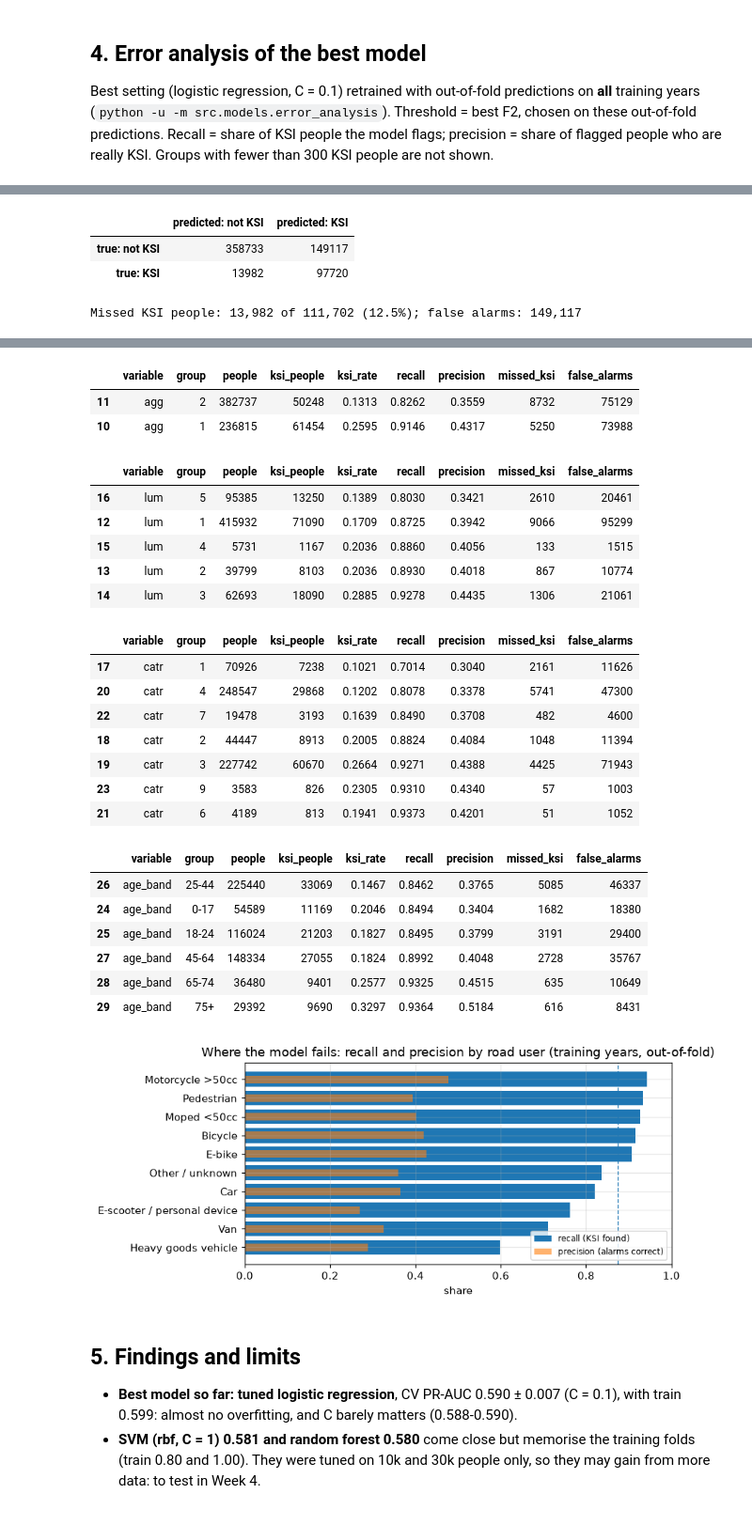
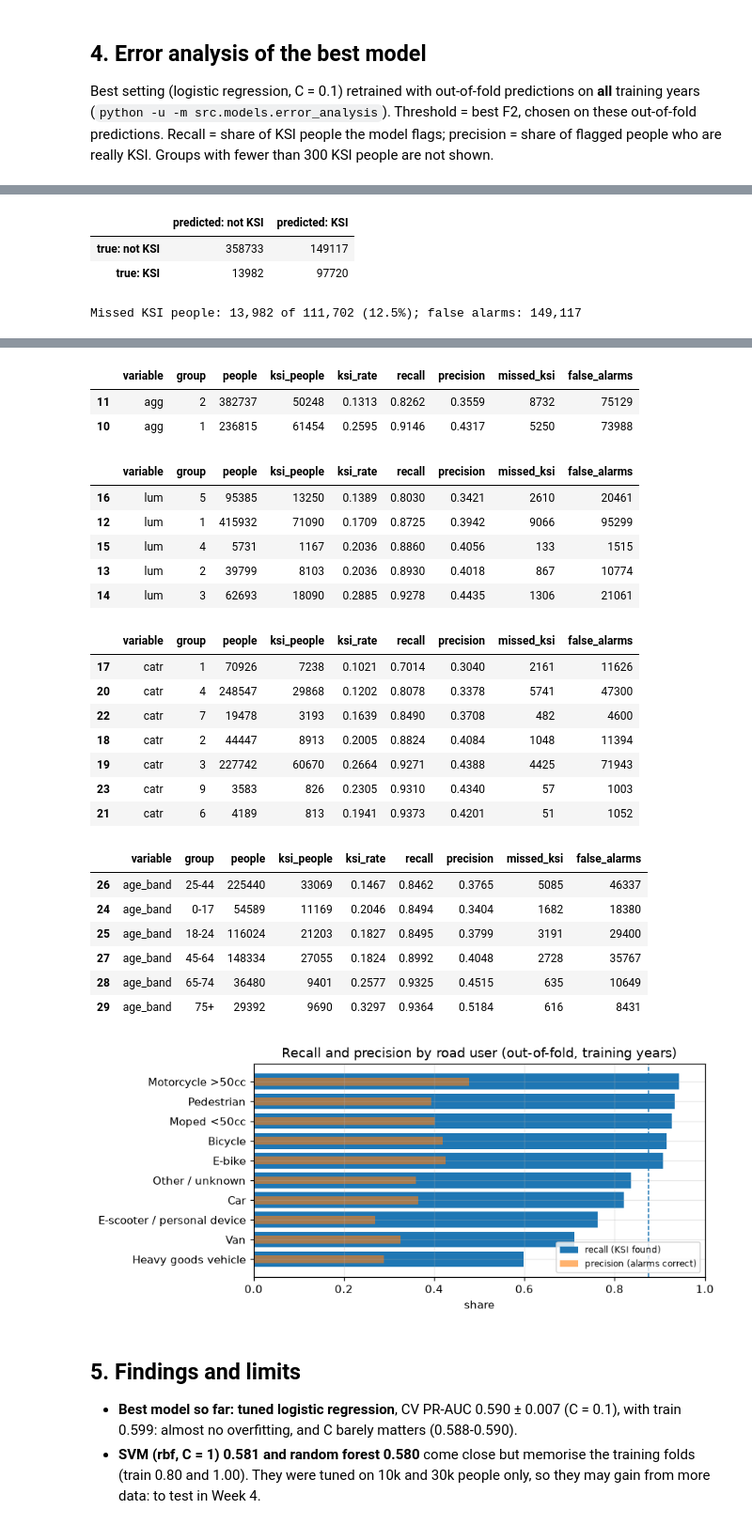
Before and after one commit to Sharankohli/road-accident-severity, a Jupyter notebook: notebooks/03_baselines_automl.ipynb, the cells around one changed output, grey strips where cells are left out. Shown at 94% size. Drawn from its saved outputs; the diff is of its cells as text; code cells hidden in the pictures.

Commit message:
M3: shorten clipped title of error-analysis figure

```diff
--- a/notebooks/03_baselines_automl.ipynb
+++ b/notebooks/03_baselines_automl.ipynb
@@ -120,7 +120,7 @@ fig, ax = plt.subplots(figsize=(8, 3.6))
 ax.barh(ru.group, ru.recall, color="tab:blue", label="recall (KSI found)")
 ax.barh(ru.group, ru.precision, color="tab:orange", alpha=0.6, height=0.4, label="precision (alarms correct)")
 ax.axvline(ov.loc[0, "recall"], color="tab:blue", ls="--", lw=1)
-ax.set(title="Where the model fails: recall and precision by road user (training years, out-of-fold)", xlabel="share", xlim=(0, 1))
+ax.set(title="Recall and precision by road user (out-of-fold, training years)", xlabel="share", xlim=(0, 1))
 ax.legend(loc="lower right", fontsize=8)
 fig.tight_layout(); fig.savefig(FIGURES_DIR / "m3_error_by_road_user.png"); plt.show()
 # %% [output]
@@ -138,34 +138,34 @@ Missed KSI people: 13,982 of 111,702 (12.5%); false alarms: 149,117
 | 7 | road_user | Other / unknown | 10130 | 1901 | 0.1877 | 0.8369 | 0.3593 | 310 | 2837 |
 | 2 | road_user | E-bike | 2607 | 738 | 0.2831 | 0.9079 | 0.4265 | 68 | 901 |
 | 0 | road_user | Bicycle | 26158 | 7285 | 0.2785 | 0.9159 | 0.4186 | 613 | 9266 |
 | 5 | road_user | Moped <50cc | 35043 | 10305 | 0.2941 | 0.9274 | 0.4008 | 748 | 14285 |
 | 8 | road_user | Pedestrian | 48109 | 15810 | 0.3286 | 0.9335 | 0.3941 | 1052 | 22687 |
 | 6 | road_user | Motorcycle >50cc | 69870 | 25465 | 0.3645 | 0.9432 | 0.4778 | 1446 | 26246 |
 |  | variable | group | people | ksi_people | ksi_rate | recall | precision | missed_ksi | false_alarms |
 | 11 | agg | 2 | 382737 | 50248 | 0.1313 | 0.8262 | 0.3559 | 8732 | 75129 |
 | 10 | agg | 1 | 236815 | 61454 | 0.2595 | 0.9146 | 0.4317 | 5250 | 73988 |
 |  | variable | group | people | ksi_people | ksi_rate | recall | precision | missed_ksi | false_alarms |
 | 16 | lum | 5 | 95385 | 13250 | 0.1389 | 0.8030 | 0.3421 | 2610 | 20461 |
 | 12 | lum | 1 | 415932 | 71090 | 0.1709 | 0.8725 | 0.3942 | 9066 | 95299 |
 | 15 | lum | 4 | 5731 | 1167 | 0.2036 | 0.8860 | 0.4056 | 133 | 1515 |
 | 13 | lum | 2 | 39799 | 8103 | 0.2036 | 0.8930 | 0.4018 | 867 | 10774 |
 | 14 | lum | 3 | 62693 | 18090 | 0.2885 | 0.9278 | 0.4435 | 1306 | 21061 |
 |  | variable | group | people | ksi_people | ksi_rate | recall | precision | missed_ksi | false_alarms |
 | 17 | catr | 1 | 70926 | 7238 | 0.1021 | 0.7014 | 0.3040 | 2161 | 11626 |
 | 20 | catr | 4 | 248547 | 29868 | 0.1202 | 0.8078 | 0.3378 | 5741 | 47300 |
 | 22 | catr | 7 | 19478 | 3193 | 0.1639 | 0.8490 | 0.3708 | 482 | 4600 |
 | 18 | catr | 2 | 44447 | 8913 | 0.2005 | 0.8824 | 0.4084 | 1048 | 11394 |
 | 19 | catr | 3 | 227742 | 60670 | 0.2664 | 0.9271 | 0.4388 | 4425 | 71943 |
 | 23 | catr | 9 | 3583 | 826 | 0.2305 | 0.9310 | 0.4340 | 57 | 1003 |
 | 21 | catr | 6 | 4189 | 813 | 0.1941 | 0.9373 | 0.4201 | 51 | 1052 |
 |  | variable | group | people | ksi_people | ksi_rate | recall | precision | missed_ksi | false_alarms |
 | 26 | age_band | 25-44 | 225440 | 33069 | 0.1467 | 0.8462 | 0.3765 | 5085 | 46337 |
 | 24 | age_band | 0-17 | 54589 | 11169 | 0.2046 | 0.8494 | 0.3404 | 1682 | 18380 |
 | 25 | age_band | 18-24 | 116024 | 21203 | 0.1827 | 0.8495 | 0.3799 | 3191 | 29400 |
 | 27 | age_band | 45-64 | 148334 | 27055 | 0.1824 | 0.8992 | 0.4048 | 2728 | 35767 |
 | 28 | age_band | 65-74 | 36480 | 9401 | 0.2577 | 0.9325 | 0.4515 | 635 | 10649 |
 | 29 | age_band | 75+ | 29392 | 9690 | 0.3297 | 0.9364 | 0.5184 | 616 | 8431 |
-[figure, old version]
+[figure, new version]
 # %% [markdown]
 ## 5. Findings and limits
 - **Best model so far: tuned logistic regression**, CV PR-AUC 0.590 ± 0.007 (C = 0.1), with train 0.599: almost no overfitting, and C barely matters (0.588-0.590).
```
Also changed, not shown: 1 other file.
